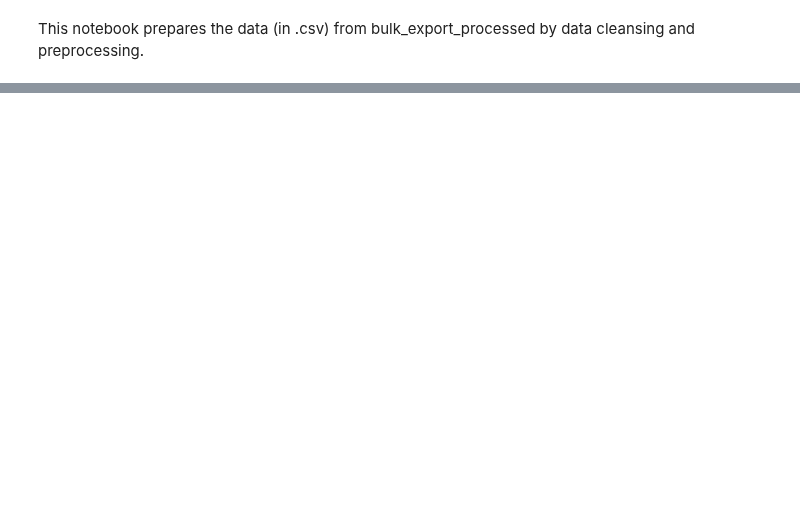
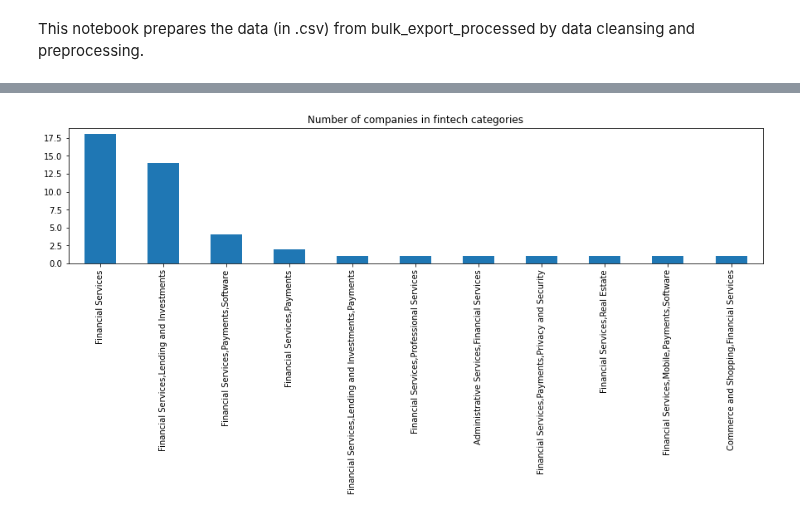
Before and after one commit to StardustLID/TEMG4952A-TEAM-5, a Jupyter notebook: bulk_export_processed/input_prep.ipynb, the cells around one changed output, grey strips where cells are left out. Drawn from its saved outputs; the diff is of its cells as text; code cells hidden in the pictures; blank space fills up the shorter version.

Commit message:
use substring to search for category

```diff
--- a/bulk_export_processed/input_prep.ipynb
+++ b/bulk_export_processed/input_prep.ipynb
@@ -52,0 +41,14 @@ print(df_fintech_category)
+# %%
+# use keyword to search for relevant categories
+fintech_searchfor = ['Financial Services']
+tech_searchfor = fintech_searchfor + ['Software', 'Hardware', 'Internet Services', 'Information Technology',
+'Science and Engineering', 'Sustainability', 'Energy', 'Privacy and Security', 'Data and Analytics',
+'Messaging and Telecommunications', 'Artificial Intelligence', 'Mobile', 'Platform', 'Biotechnology',
+'Apps', 'Navigation and Mapping']
+
+# categories can be formed from one or more above elementary keywords
+df_fintech_category = df_category_groups[df_category_groups['category_groups_list'].str.contains('|'.join(fintech_searchfor))]
+df_tech_category = df_category_groups[df_category_groups['category_groups_list'].str.contains('|'.join(tech_searchfor))]
+# tech_category = {'Software', 'Hardware', ...} # incomplete
+# df_fintech_category = df_category_groups[df_category_groups['category_groups_list'].isin(fintech_category)]
+print(df_fintech_category)
@@ -52,0 +93,8 @@ print(df_fintech_category)
+# %%
+# a primitive plot, will improve laterrr
+fig, ax = plt.subplots()
+ax.set_title('Number of companies in fintech categories')
+df_fintech_category['category_groups_list'].value_counts().plot(kind='bar', figsize=(15,3))
+plt.show()
+# %% [output]
+[figure, added]
```
Also changed, not shown: parts of 8 cells of this notebook.
